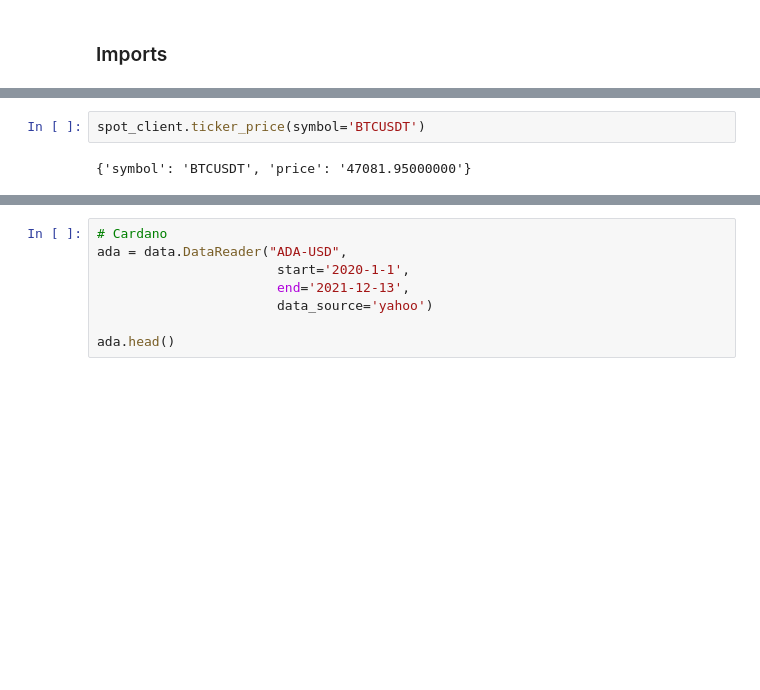
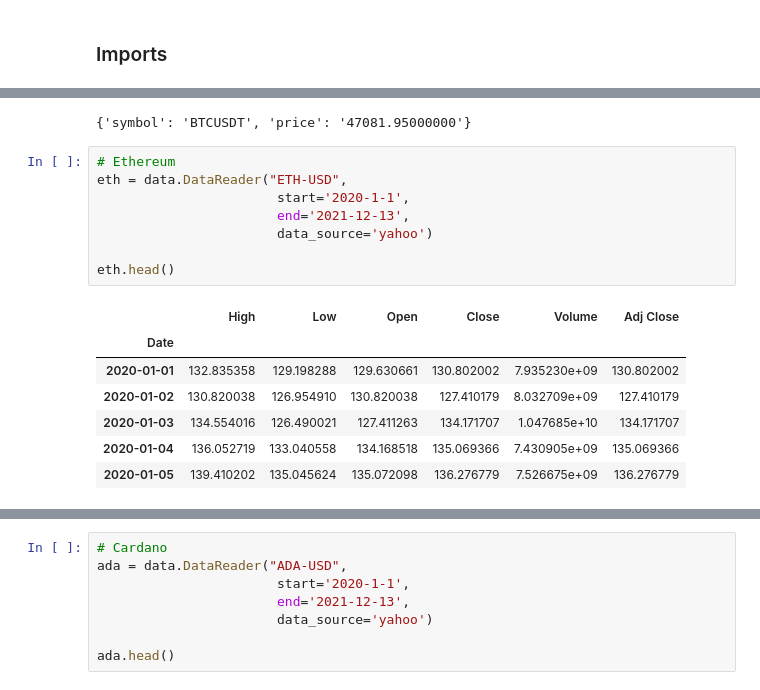
Before and after one commit to ortisan/cripto-bot, a Jupyter notebook: notebooks/Cripto2021-12-13.ipynb, the cells around one changed output, grey strips where cells are left out. Drawn from its saved outputs; the diff is of its cells as text; blank space fills up the shorter version.

```diff
--- a/notebooks/Cripto2021-12-13.ipynb
+++ b/notebooks/Cripto2021-12-13.ipynb
@@ -24,6 +25,21 @@ spot_client
 # %% [output]
 <binance.spot.Spot at 0x...>
 # %%
-spot_client.ticker_price(symbol='BTCUSDT')
 # %% [output]
 {'symbol': 'BTCUSDT', 'price': '47081.95000000'}
+# %%
+# Ethereum
+eth = data.DataReader("ETH-USD",
+                       start='2020-1-1',
+                       end='2021-12-13',
+                       data_source='yahoo')
+
+eth.head()
+# %% [output]
+|  | High | Low | Open | Close | Volume | Adj Close |
+| Date |  |  |  |  |  |  |
+| 2020-01-01 | 132.835358 | 129.198288 | 129.630661 | 130.802002 | 7.935230e+09 | 130.802002 |
+| 2020-01-02 | 130.820038 | 126.954910 | 130.820038 | 127.410179 | 8.032709e+09 | 127.410179 |
+| 2020-01-03 | 134.554016 | 126.490021 | 127.411263 | 134.171707 | 1.047685e+10 | 134.171707 |
+| 2020-01-04 | 136.052719 | 133.040558 | 134.168518 | 135.069366 | 7.430905e+09 | 135.069366 |
+| 2020-01-05 | 139.410202 | 135.045624 | 135.072098 | 136.276779 | 7.526675e+09 | 136.276779 |
```
Also changed, not shown: parts of 17 cells of this notebook.
